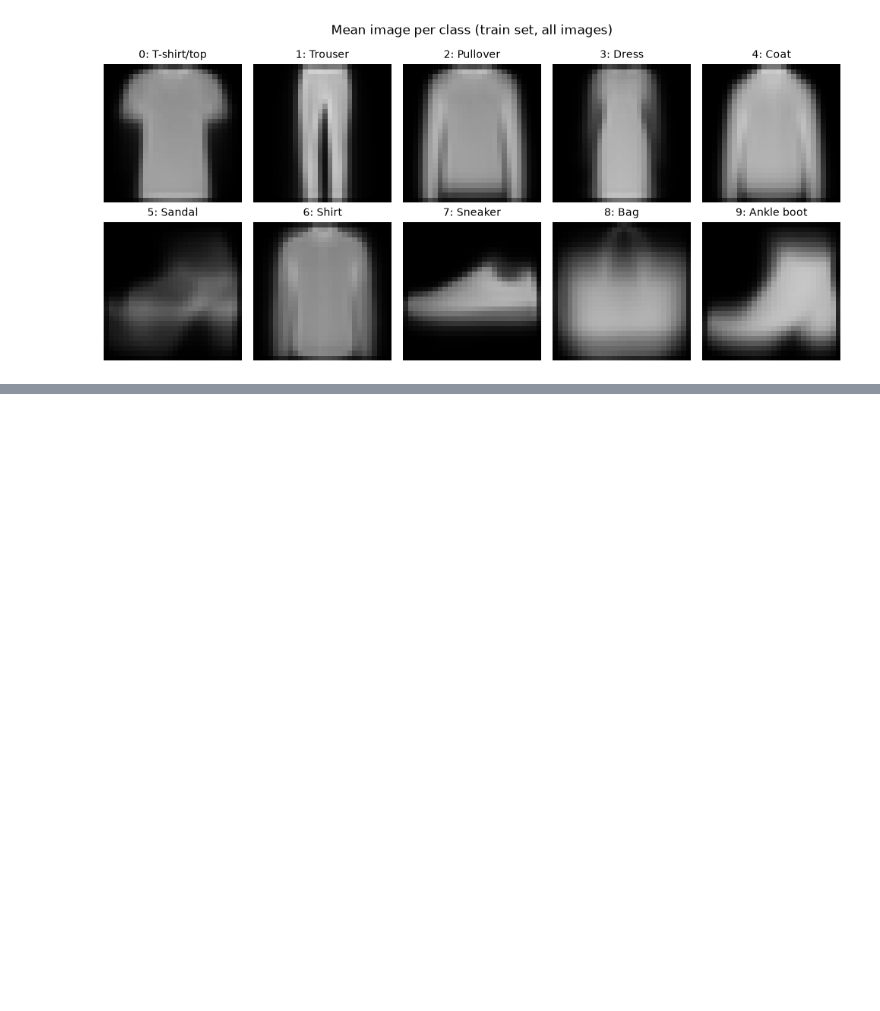
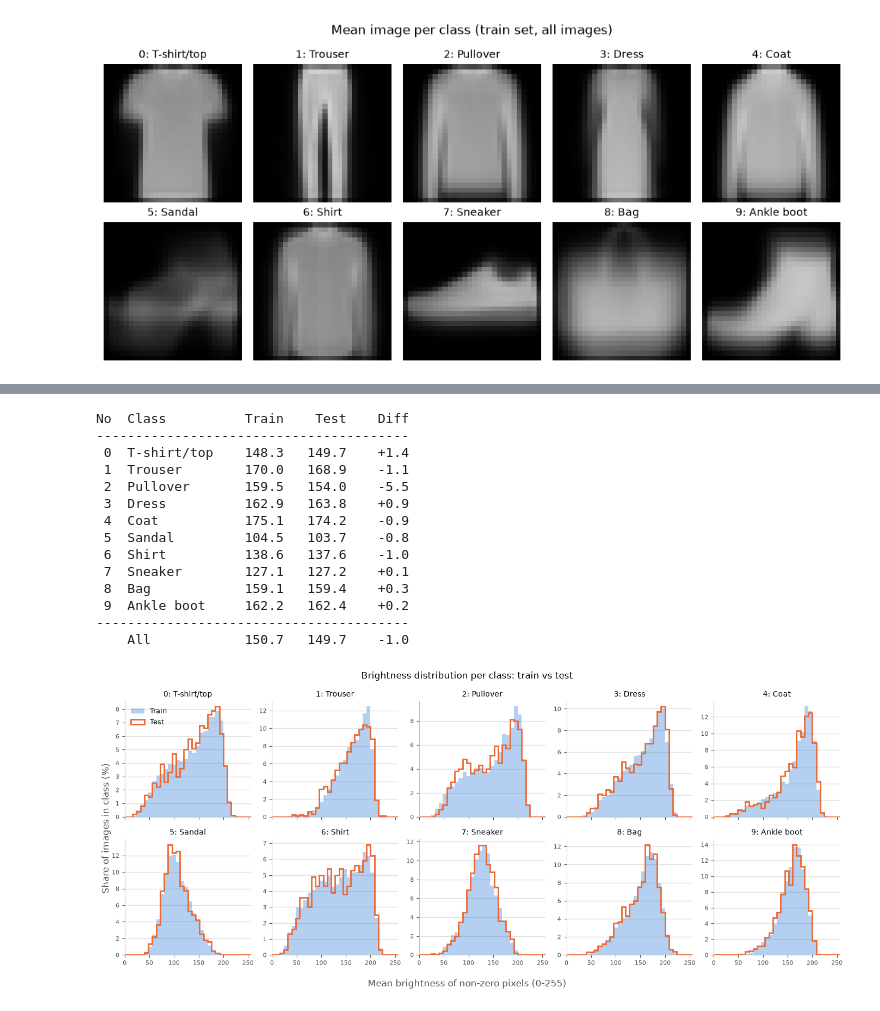
Before and after one commit to raewoo0908/code_it_image_generation, a Jupyter notebook: eda/eda_jaeone.ipynb, the cells around one changed output, grey strips where cells are left out. Cells and saved outputs as stored; diff of their text form; code cells hidden in the pictures; blank space fills up the shorter version.

```diff
--- a/eda/eda_jaeone.ipynb
+++ b/eda/eda_jaeone.ipynb
@@ -639,0 +668,75 @@ plt.show()
+# %%
+# 8-1. 이미지마다 물건 부분(0이 아닌 픽셀)의 평균 밝기 계산
+#  - train_images, test_images     : '6. 이상치 확인'에서 만든 이미지 배열 (이미지 수, 28, 28)
+#  - train_nonzero, test_nonzero   : '6. 이상치 확인'에서 센 이미지마다의 0이 아닌 픽셀 수
+#  - images.sum(axis=(1, 2))       : 이미지 한 장의 픽셀 값을 모두 더함 (배경은 0이라 더해도 그대로)
+#  - ÷ 0이 아닌 픽셀 수            : 물건 부분 픽셀 값의 평균 = 물건 부분의 평균 밝기 (0~255)
+#  - '6. 이상치 확인'에서 빈 이미지가 0장이었으므로 0으로 나누는 경우는 없습니다.
+train_brightness = train_images.sum(axis=(1, 2)) / train_nonzero
+test_brightness = test_images.sum(axis=(1, 2)) / test_nonzero
+
+# 8-2. 표로 출력: 클래스별 밝기 중앙값 (학습, 테스트, 차이 = 테스트 - 학습)
+#  - 중앙값을 표에 보이는 자릿수(소수 첫째 자리)로 먼저 반올림한 뒤 차이를 계산합니다.
+#    → 표에 보이는 두 값을 직접 빼면 Diff와 같은 값이 나옵니다.
+print(f"{'No':>2}  {'Class':<12} {'Train':>7} {'Test':>7} {'Diff':>7}")
+print("-" * 40)
+for i, name in enumerate(class_names):
+    train_median = round(float(np.median(train_brightness[train_labels == i])), 1)
+    test_median = round(float(np.median(test_brightness[test_labels == i])), 1)
+    print(f"{i:>2}  {name:<12} {train_median:>7.1f} {test_median:>7.1f} {test_median - train_median:>+7.1f}")
+print("-" * 40)
+train_all = round(float(np.median(train_brightness)), 1)
+test_all = round(float(np.median(test_brightness)), 1)
+print(f"{'':>2}  {'All':<12} {train_all:>7.1f} {test_all:>7.1f} {test_all - train_all:>+7.1f}")
+
+# 8-3. 그림: 클래스마다 밝기 분포를 학습/테스트 겹쳐 그리기 (2줄 x 5칸, 칸마다 한 클래스)
+#  - 가로축: 밝기(0~255)를 8 단위 구간으로 나눔 → 10칸 모두 같은 구간 사용
+#  - 세로축: 그 클래스 이미지 중 해당 밝기 구간에 속하는 이미지의 비율(%)
+#    (학습은 클래스당 6,000장, 테스트는 1,000장으로 개수가 달라서 비율로 맞춤)
+#  - 학습: 색칠한 면(파랑), 테스트: 선(주황) → 두 모양이 겹칠수록 분포가 비슷함
+BINS = np.arange(0, 256 + 8, 8)   # 구간 경계: 0, 8, 16, ..., 256 → 구간 32개
+
+fig, axes = plt.subplots(2, 5, figsize=(14, 6), sharex=True)
+
+for class_idx, ax in enumerate(axes.flat):   # axes.flat: 2x5 칸을 왼쪽 위부터 차례대로 하나씩 꺼냄
+    train_vals = train_brightness[train_labels == class_idx]
+    test_vals = test_brightness[test_labels == class_idx]
+
+    # weights: 이미지 한 장마다 (100 / 이미지 수)를 더함 → 막대 높이가 개수가 아니라 비율(%)이 됨
+    ax.hist(train_vals, bins=BINS, weights=np.full(len(train_vals), 100 / len(train_vals)),
+            histtype="stepfilled", color="#2a78d6", alpha=0.35, label="Train")   # 학습: 색칠한 면
+    ax.hist(test_vals, bins=BINS, weights=np.full(len(test_vals), 100 / len(test_vals)),
+            histtype="step", color="#eb6834", linewidth=2, label="Test")         # 테스트: 선
+
+    ax.set_title(f"{class_idx}: {class_names[class_idx]}", fontsize=10)
+    ax.set_xlim(0, 256)                               # 밝기 전체 범위 (마지막 구간 248~256까지 보이도록)
+    ax.grid(axis="y", color="#e1e0d9", linewidth=1)   # 옅은 가로 보조선
+    ax.set_axisbelow(True)                            # 보조선을 그래프 뒤로 보내기
+    for side in ["top", "right"]:                     # 불필요한 테두리 제거
+        ax.spines[side].set_visible(False)
+    for side in ["left", "bottom"]:
+        ax.spines[side].set_color("#c3c2b7")
+    ax.tick_params(colors="#52514e", labelsize=8)
+
+axes.flat[0].legend(frameon=False, fontsize=9)   # 범례는 첫 번째 칸에만 한 번 표시
+fig.supxlabel("Mean brightness of non-zero pixels (0-255)", color="#52514e")
+fig.supylabel("Share of images in class (%)", color="#52514e")
+fig.suptitle("Brightness distribution per class: train vs test", fontsize=12)
+plt.tight_layout()
+plt.show()
+# %% [output]
+No  Class          Train    Test    Diff
+----------------------------------------
+ 0  T-shirt/top    148.3   149.7    +1.4
+ 1  Trouser        170.0   168.9    -1.1
+ 2  Pullover       159.5   154.0    -5.5
+ 3  Dress          162.9   163.8    +0.9
+ 4  Coat           175.1   174.2    -0.9
+ 5  Sandal         104.5   103.7    -0.8
+ 6  Shirt          138.6   137.6    -1.0
+ 7  Sneaker        127.1   127.2    +0.1
+ 8  Bag            159.1   159.4    +0.3
+ 9  Ankle boot     162.2   162.4    +0.2
+----------------------------------------
+    All            150.7   149.7    -1.0
+[figure, added]
```
Also changed, not shown: parts of 15 cells of this notebook.
